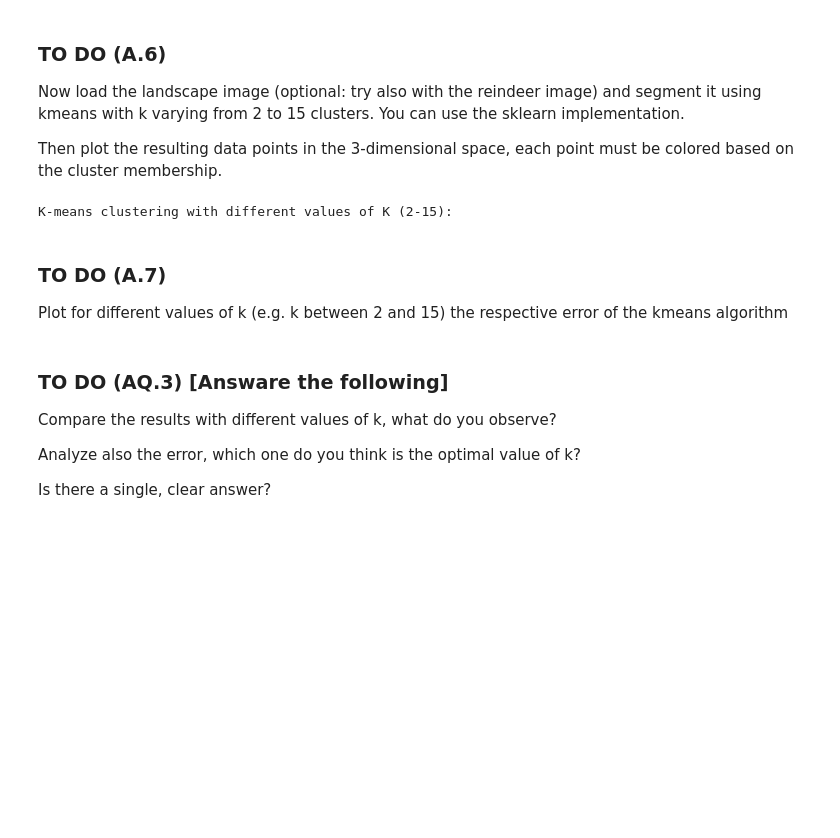
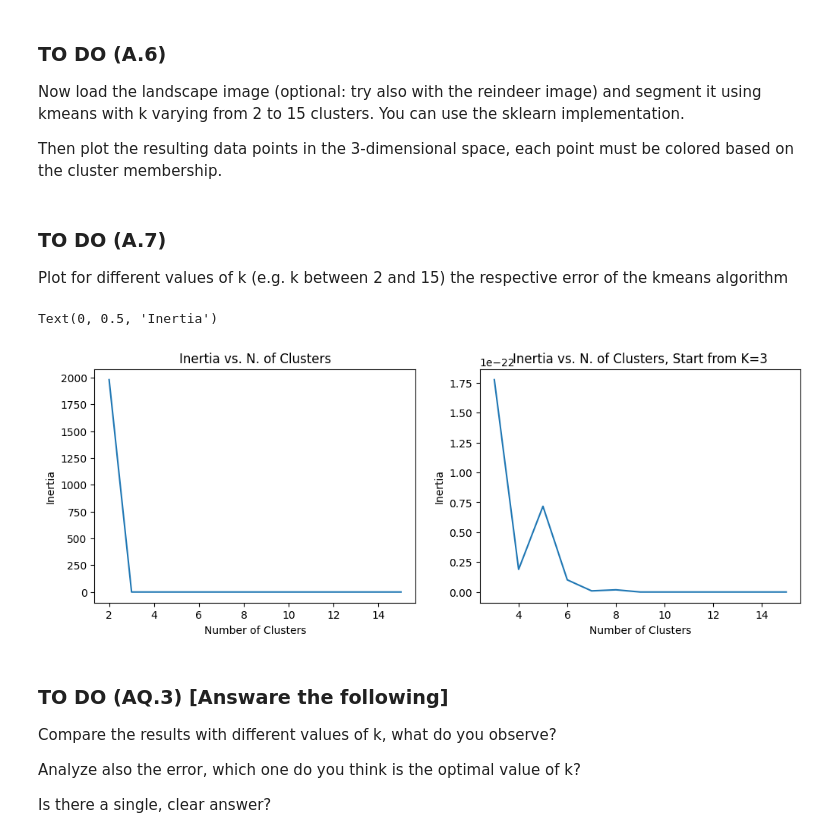
Before and after one commit to FedericoBraidi/MachineLearning, a Jupyter notebook: Hmwk3/Federico_Braidi_lab03.ipynb, the cells around one changed output. Drawn from its saved outputs; the diff is of its cells as text; code cells hidden in the pictures; blank space fills up the shorter version.

```diff
--- a/Hmwk3/Federico_Braidi_lab03.ipynb
+++ b/Hmwk3/Federico_Braidi_lab03.ipynb
@@ -315,3 +311,5 @@ Perform the same plot as above but with the output of the k-means function provi
+# %%
+scatter_plot(data=santaclaus_sk,clusters=km.fit_predict(X=santaclaus_sk),centers=centers)
 # %% [markdown]
 ### TO DO (A.Q1) [Answare the following]
 
@@ -356,41 +356,46 @@ Now load the landscape image (optional: try also with the reindeer image) and se
 Then plot the resulting data points in the 3-dimensional space, each point must be colored based on the cluster membership.
 # %%
 # Reshape the data to a matrix of total_num_pixels x 3
-# ADD YOUR CODE HERE
+reindeer_sk = np.reshape(reindeer,(reindeer.shape[0]*reindeer.shape[1],reindeer.shape[2]))
+reindeer_sk = reindeer_sk/255
 
 # Print the shape of the data and the min and max values of the pixels
-# ADD YOUR CODE HERE
+print(reindeer_sk.shape)
+print("Max value of Red: " + str(reindeer_sk[:,0].max()))
+print("Min value of Red: " + str(reindeer_sk[:,0].min()))
+print("Max value of Green: " + str(reindeer_sk[:,1].max()))
+print("Min value of Green: " + str(reindeer_sk[:,1].min()))
+print("Max value of Blue: " + str(reindeer_sk[:,2].max()))
+print("Min value of Blue: " + str(reindeer_sk[:,2].min()))
 
 # Cycle over different values of K and plot the results for each value
 print('\nK-means clustering with different values of K (2-15):')
 inertia = list()
 for k in range(2,16):
     # Define the K-means model
-    # ADD YOUR CODE HERE
+    km = KMeans(n_clusters=k, n_init=10)
 
     # Fit the model to the data
-    # ADD YOUR CODE HERE
+    km.fit(X=reindeer_sk)
 
     # Get the cluster centers
-    # ADD YOUR CODE HERE
+    centers = km.cluster_centers_
 
     # Extarct the color values of the centers
-    # ADD YOUR CODE HERE
+    center_color = centers
+    reindeer_sk = center_color[km.labels_]
 
     # Reshape the data to the original image shape
-    # ADD YOUR CODE HERE
+    reindeer_sk_reshaped = np.reshape(reindeer_sk,(reindeer.shape[0],reindeer.shape[1],reindeer.shape[2]))
 
     # Update the inertia
-    # ADD YOUR CODE HERE
+    inertia.append(km.inertia_)
 
     # Plot the scatter plot and the ricolored imag
-    # ADD YOUR CODE HERE
+    scatter_plot(data=reindeer_sk,clusters=km.labels_,centers=centers)
 
     # Plot the recolored image
-    # ADD YOUR CODE HERE (remove the pass statement)
-    pass
+    img_plot(reindeer_sk_reshaped)
-# %% [output]
-K-means clustering with different values of K (2-15):
 # %% [markdown]
 ### TO DO (A.7)
 
@@ -400,3 +403,18 @@ Plot for different values of k (e.g. k between 2 and 15) the respective error of
+# %%
+fig, (ax1, ax2) = plt.subplots(1, 2, figsize=(12, 4))
+
+ax1.plot([i for i in range(2, 16)], inertia)
+ax1.set_title('Inertia vs. N. of Clusters')
+ax1.set_xlabel('Number of Clusters')
+ax1.set_ylabel('Inertia')
+
+ax2.plot([i for i in range(3, 16)], inertia[1:])
+ax2.set_title('Inertia vs. N. of Clusters, Start from K=3')
+ax2.set_xlabel('Number of Clusters')
+ax2.set_ylabel('Inertia')
+# %% [output]
+Text(0, 0.5, 'Inertia')
+[figure, added]
 # %% [markdown]
 ### TO DO (AQ.3) [Answare the following]
 
```
Also changed, not shown: parts of 12 cells of this notebook.
